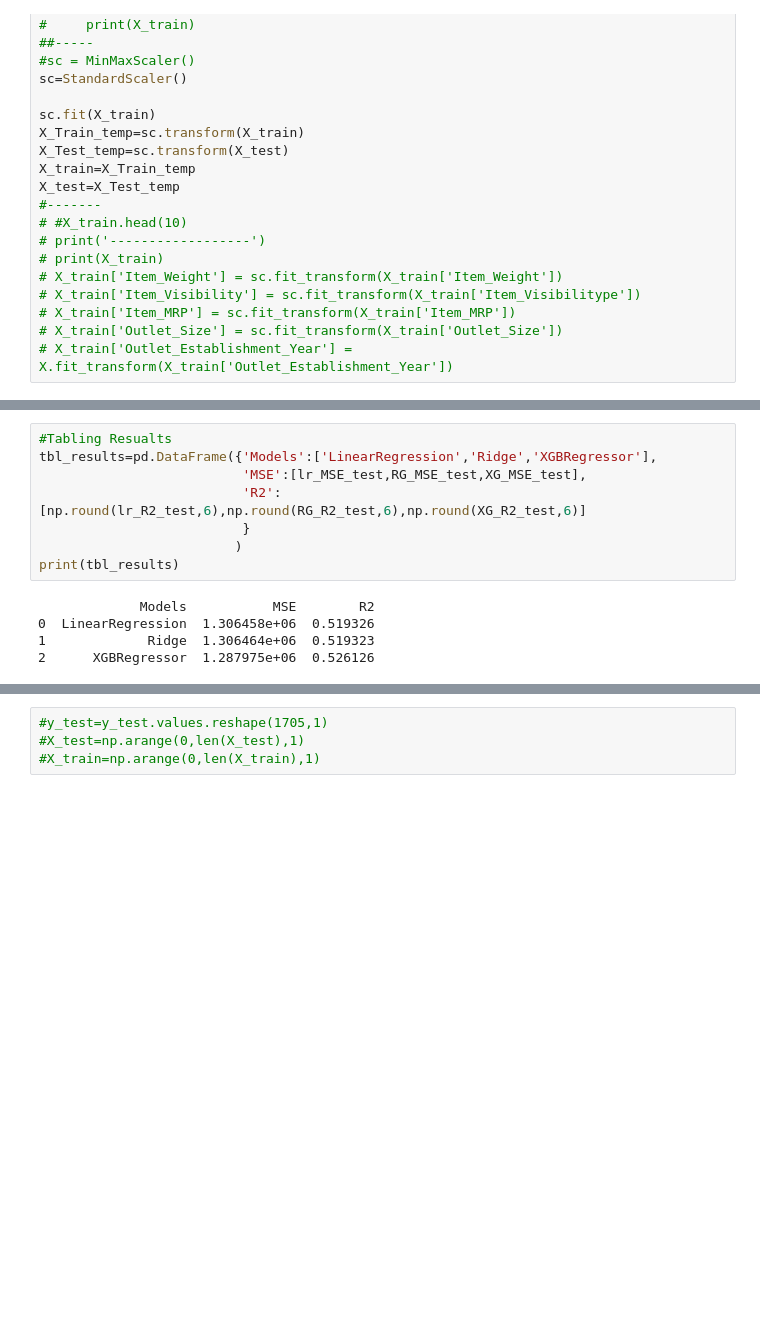
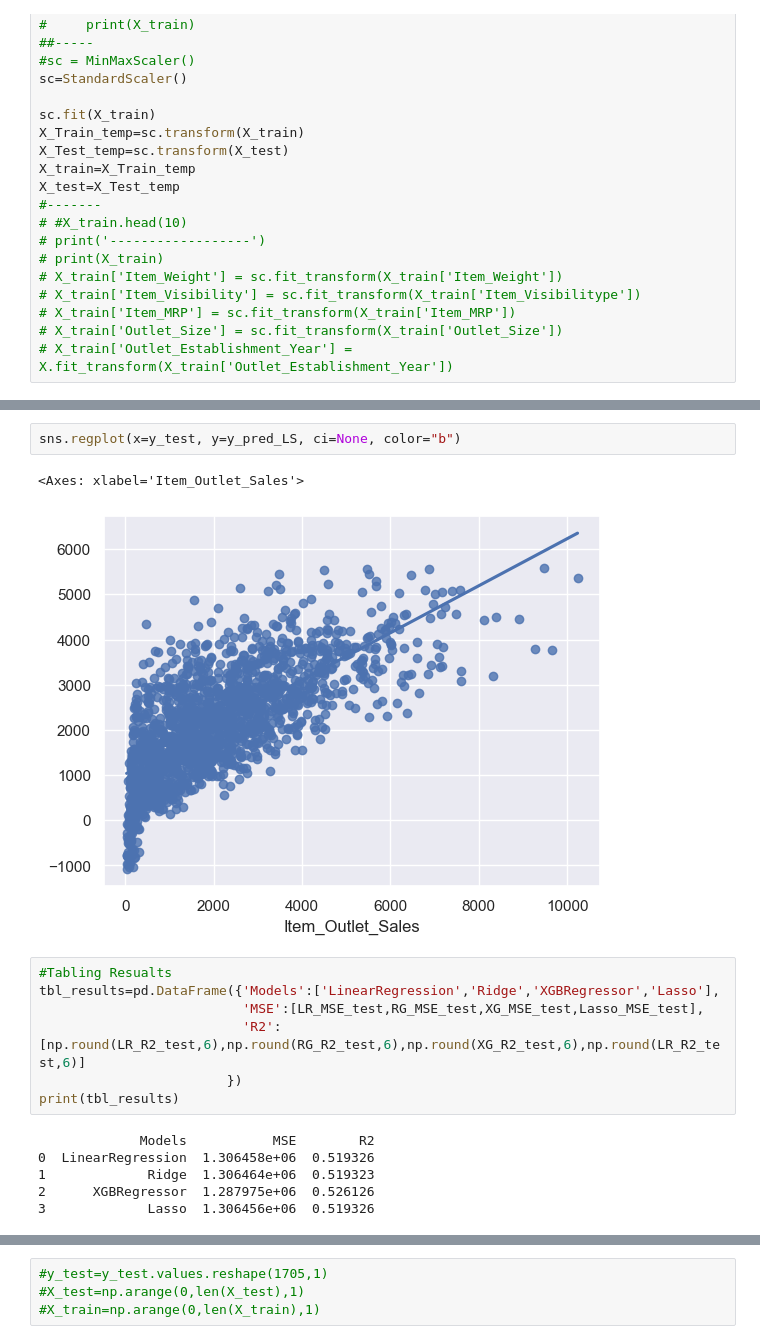
Before and after one commit to zerangzadeh/DS-BigMartSales-ML, a Jupyter notebook: Final_Project.ipynb, the cells around one changed output, grey strips where cells are left out. Cells and saved outputs as stored; diff of their text form; blank space fills up the shorter version.

```diff
--- a/Final_Project.ipynb
+++ b/Final_Project.ipynb
@@ -509,13 +541,18 @@ Coefficient of determination: 0.53
+# %%
+sns.regplot(x=y_test, y=y_pred_LS, ci=None, color="b")
+# %% [output]
+<Axes: xlabel='Item_Outlet_Sales'>
+[figure, added]
 # %%
 #Tabling Resualts
-tbl_results=pd.DataFrame({'Models':['LinearRegression','Ridge','XGBRegressor'],
-                          'MSE':[lr_MSE_test,RG_MSE_test,XG_MSE_test],
-                          'R2':[np.round(lr_R2_test,6),np.round(RG_R2_test,6),np.round(XG_R2_test,6)]
-                          }
-                         )
+tbl_results=pd.DataFrame({'Models':['LinearRegression','Ridge','XGBRegressor','Lasso'],
+                          'MSE':[LR_MSE_test,RG_MSE_test,XG_MSE_test,Lasso_MSE_test],
+                          'R2':[np.round(LR_R2_test,6),np.round(RG_R2_test,6),np.round(XG_R2_test,6),np.round(LR_R2_test,6)]
+                        })
 print(tbl_results)
 # %% [output]
              Models           MSE        R2
 0  LinearRegression  1.306458e+06  0.519326
 1             Ridge  1.306464e+06  0.519323
 2      XGBRegressor  1.287975e+06  0.526126
+3             Lasso  1.306456e+06  0.519326
```
Also changed, not shown: parts of 23 cells of this notebook.
